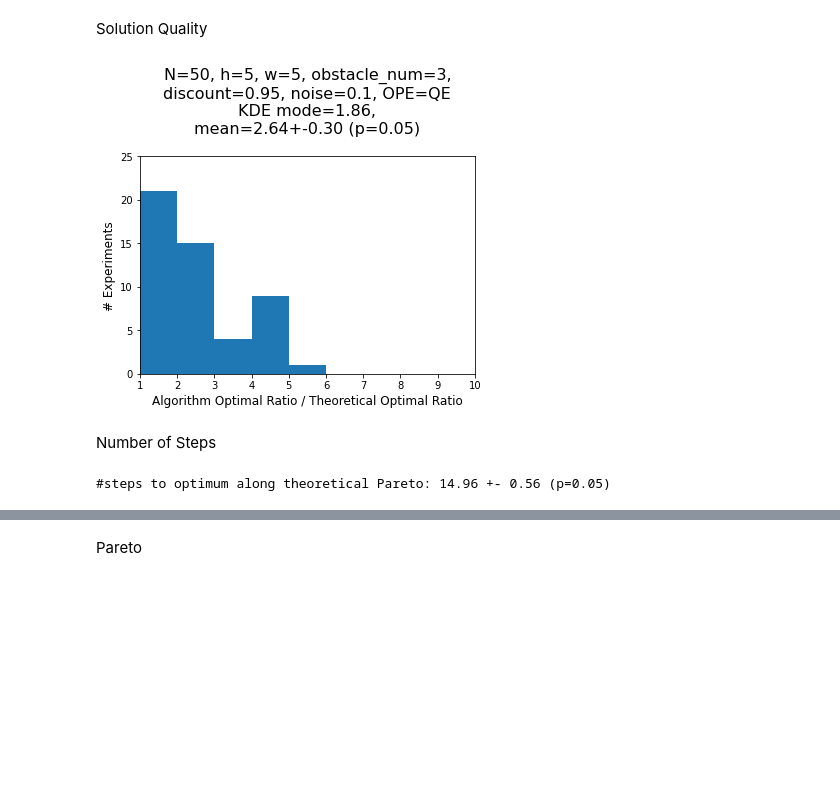
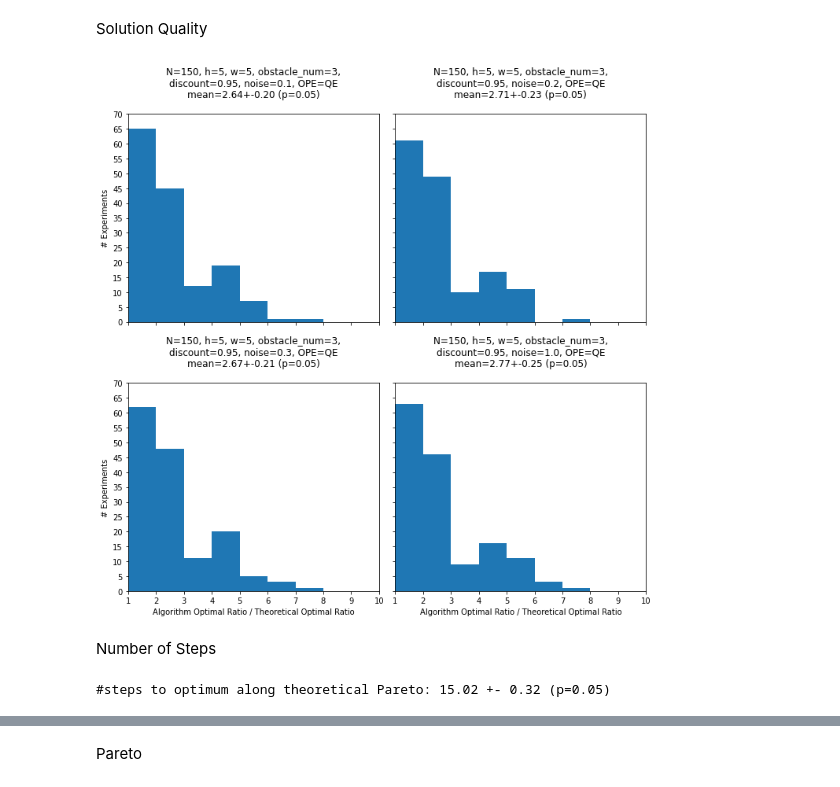
Before and after one commit to IBM/IBM-Extended-Markov-Ratio-Decision-Process, a Jupyter notebook: notebooks/grid_world_results.ipynb, the cells around one changed output, grey strips where cells are left out. Drawn from its saved outputs; the diff is of its cells as text; code cells hidden in the pictures; blank space fills up the shorter version.

Commit message:
improve dist graphs
Signed-off-by: Orit Davidovich <orit.davidovich@protonmail.com>

```diff
--- a/notebooks/grid_world_results.ipynb
+++ b/notebooks/grid_world_results.ipynb
@@ -61,7 +62,7 @@ N = None
 # %% [markdown]
 `configs` file.
 # %%
-configs_file = 'configs.yaml'
+configs_file = '../configs.yaml'
 
 with open(configs_file,'r') as handle:
     try:
@@ -107,6 +108,7 @@ for result in dist_results:
 
 dist_test_configs = pd.DataFrame(rows,columns=['m','n','obstacle_num','discount','noise','is_theory'])
 dist_test_configs.drop_duplicates(inplace=True)
+dist_test_configs.sort_values(by=['noise'],inplace=True)
 dist_test_configs.reset_index(inplace=True,drop=True)
 # %%
 dist_test_configs
@@ -272,40 +276,54 @@ for i, results in dist_results_agg.items():
 # %% [markdown]
 Solution Quality
 # %%
-c = 2
-
 bin_num = 10
-
 xtickmax = 10
-ytickmax = 25
-
-config = dist_test_configs.iloc[c,:]
-samples = (dist_dfs[c]['alg_policy_ratio'] / dist_dfs[c]['opt_ratio'])
+ytickmax = 70
+bins = np.linspace(1,xtickmax,bin_num)
 
 xmin = 0.0
 xmax = 20.0
 pval = 0.05
-xs = np.linspace(xmin,xmax,1000)
-kde = gaussian_kde(samples)
-density = kde.pdf(xs)
-argmax = np.argmax(density)
-modal = xs[argmax]
-ci = st.norm.interval(alpha=1-pval,loc=np.mean(samples),scale=st.sem(samples))
-average = samples.mean()
-binBoundaries = np.linspace(1,xtickmax,xtickmax)
 
-plt.hist(samples,bins=binBoundaries)
-plt.xticks(np.arange(1, xtickmax+1, step=1.0))
-plt.yticks(np.arange(0, ytickmax+5, step=5.0))
-plt.title('N={}, h={}, w={}, obstacle_num={},\ndiscount={}, noise={}, OPE={}\nKDE mode={:.2f},\nmean={:.2f}+-{:.2f} (p={})\n'.format(config['N'],config['m'],config['n'],config['obstacle_num'],
-                              config['discount'],config['noise'],'Simulator' if config['is_theory'] else 'QE',modal,average,(ci[1]-ci[0])/2,pval),fontsize=16)
-plt.xlabel('Algorithm Optimal Ratio / Theoretical Optimal Ratio',fontsize=12)
-plt.ylabel('# Experiments',fontsize=12)
-plt.xlim(1, xtickmax)
-plt.ylim(0, ytickmax)
-plt.show()
+col_num = 2
+row_num = ceil(dist_test_configs.shape[0]/col_num)
+
+fig, axs = plt.subplots(row_num,col_num,figsize=(5*row_num,5*col_num))
+
+for c in dist_test_configs.index.values:
+
+    i = int(c/row_num)
+    j = c - col_num*i
+
+    config = dist_test_configs.iloc[c,:]
+    samples = (dist_dfs[c]['alg_policy_ratio'] / dist_dfs[c]['opt_ratio'])
+
+    xs = np.linspace(xmin,xmax,1000)
+    kde = gaussian_kde(samples)
+    density = kde.pdf(xs)
+    argmax = np.argmax(density)
+    modal = xs[argmax]
+    ci = st.norm.interval(alpha=1-pval,loc=np.mean(samples),scale=st.sem(samples))
+    average = samples.mean()
+
+    axs[i, j].hist(samples,bins=bins)
+    axs[i, j].set_title('N={}, h={}, w={}, obstacle_num={},\ndiscount={}, noise={}, OPE={}\nmean={:.2f}+-{:.2f} (p={})\n'.format(config['N'],config['m'],config['n'],config['obstacle_num'],
+                                  config['discount'],config['noise'],'Simulator' if config['is_theory'] else 'QE',average,(ci[1]-ci[0])/2,pval))
+
+    axs[i, j].set_xticks(np.arange(1, xtickmax+1, step=1.0))
+    axs[i, j].set_yticks(np.arange(0, ytickmax+5, step=5.0))
+    axs[i, j].set_xlim(1, xtickmax)
+    axs[i, j].set_ylim(0, ytickmax)
+
+    for ax in axs.flat:
+        ax.set(xlabel='Algorithm Optimal Ratio / Theoretical Optimal Ratio', ylabel='# Experiments')
+
+    for ax in axs.flat:
+        ax.label_outer()
+
+plt.tight_layout()
 # %% [output]
-[figure, old version]
+[figure, new version]
 # %% [markdown]
 Number of Steps
 # %%
@@ -323,5 +341,5 @@ steps_ci = st.norm.interval(alpha=1-pval,loc=np.mean(steps),scale=st.sem(steps))
 steps_average = steps.mean()
 print('#steps to optimum along theoretical Pareto: {:.2f} +- {:.2f} (p={:.2f})'.format(steps_average,(steps_ci[1]-steps_ci[0])/2,pval))
 # %% [output]
-#steps to optimum along theoretical Pareto: 14.96 +- 0.56 (p=0.05)
+#steps to optimum along theoretical Pareto: 15.02 +- 0.32 (p=0.05)
 # %%
```
Also changed, not shown: parts of 6 cells of this notebook, 1 other file.
